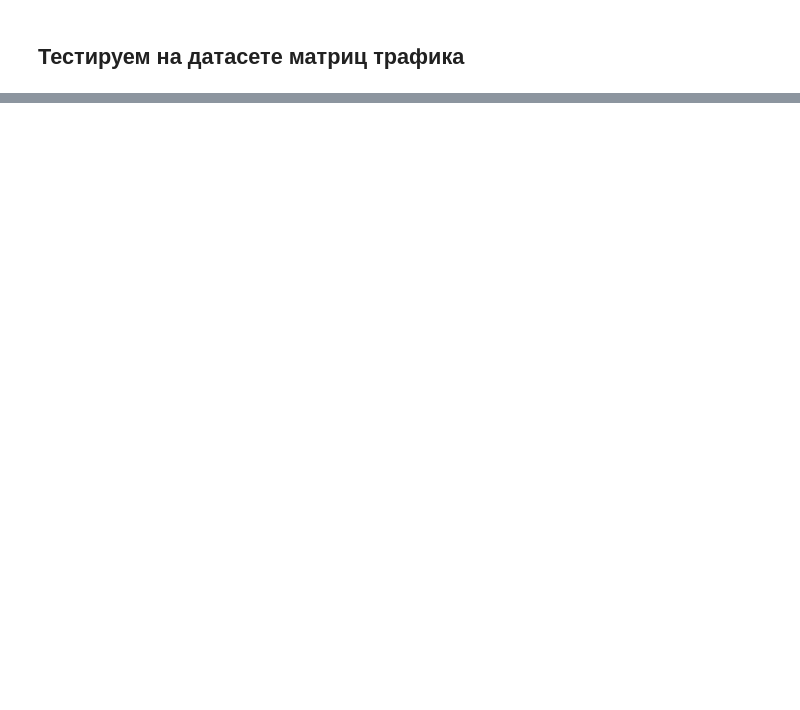
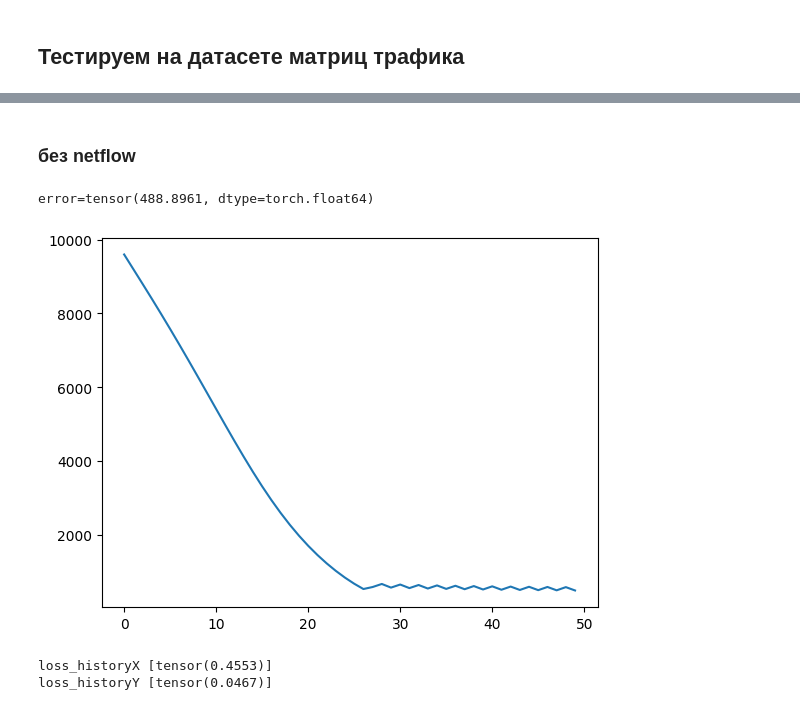
Before and after one commit to kichyr/tm_estimation, a Jupyter notebook: training_models.ipynb, the cells around one changed output, grey strips where cells are left out. Cells and saved outputs as stored; diff of their text form; code cells hidden in the pictures; blank space fills up the shorter version.

```diff
--- a/training_models.ipynb
+++ b/training_models.ipynb
@@ -125,2 +97,21 @@ loss_historyY [tensor(1.8471)]
 # %% [markdown]
 <img src="data/utils/bso-topo.png" alt="drawing" width="400"/>
+# %%
+import benchmark_util
+import solvers.mse_method
+import torch
+import models
+import solvers.likelihood_method as likelihood_method
+import numpy as np
+import benchmark_util
+import solvers.mse_method
+
+b = benchmark_util.BenchmarkUtil(graph=torch.Tensor([[]]), TM_hist=[])
+b.load_default_TM_from_file(history_size=1)
+
+print(len(b.raw_TM_hist[0]))
+w = [0] * 529
+b.activate_netflow_in_model(w)
+
+likelihood_solver = likelihood_method.TMSolver_LikelihoodMethod(show_plt=True, max_grad_dec=15)
+b.show_benchmark_for_last_TM(likelihood_solver, test_cases_size=1, history_size = 1, debug=False)
@@ -126,0 +138,41 @@ loss_historyY [tensor(1.8471)]
+# %% [markdown]
+### без netflow
+# %%
+import torch
+import models
+import solvers.likelihood_method as likelihood_method
+import numpy as np
+import benchmark_util
+import solvers.mse_method
+
+def experiment(w:list):
+    graph = torch.Tensor(torch.Tensor([
+            [0, 1, 1, 0],
+            [1, 0, 0, 1],
+            [1, 0, 0, 0],
+            [0, 1, 0, 0],
+        ]))
+    TM_hist = [
+        [
+            [0, 5, 10, 0],
+            [0, 0, 0, 5],
+            [0, 0, 0, 0],
+            [0, 0, 0, 0],
+        ],
+    ]
+    b = benchmark_util.BenchmarkUtil(graph=graph, TM_hist=TM_hist)
+    # print(b.networkModel)
+    b.activate_netflow_in_model(w)
+
+    print(b.networkModel.A @ b.raw_TM_hist[0])
+    print(b.networkModel.Y[0])
+
+    mse_solver = solvers.mse_method.TMSolver_MSEMethod(max_grad_dec = 50, show_plt=True)
+    b.show_benchmark_for_last_TM(mse_solver)
+
+experiment(w = [0] * 16)
+# %% [output]
+error=tensor(488.8961, dtype=torch.float64)
+[figure, new version]
+loss_historyX [tensor(0.4553)]
+loss_historyY [tensor(0.0467)]
```
Also changed, not shown: parts of 20 cells of this notebook, 4 other files.
